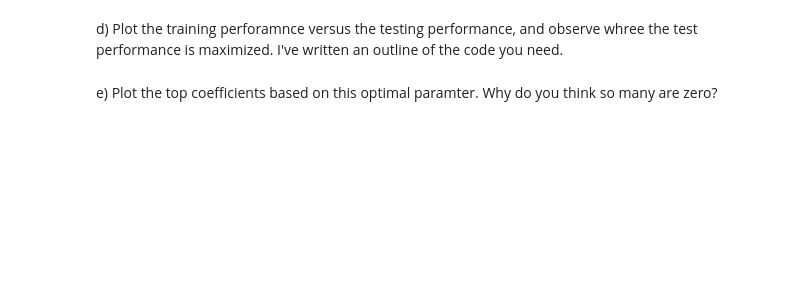
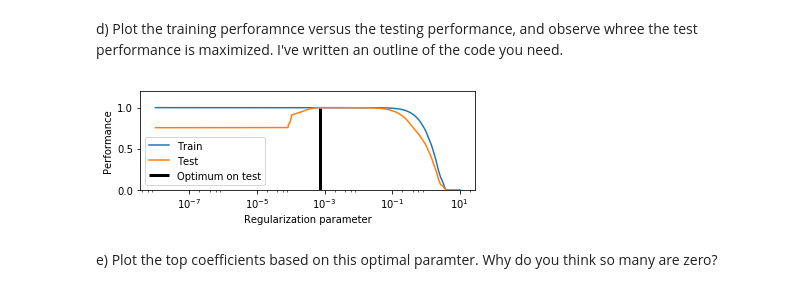
Before and after one commit to Columbia-Intro-Data-Science/python-introduction-zyyJustin, a Jupyter notebook: HW2/Homework 2 - Regularization with Lasso .ipynb, the cells around one changed output. Drawn from its saved outputs; the diff is of its cells as text; code cells hidden in the pictures; blank space fills up the shorter version.

```diff
--- a/HW2/Homework 2 - Regularization with Lasso .ipynb
+++ b/HW2/Homework 2 - Regularization with Lasso .ipynb
@@ -38,28 +97,33 @@ maximized. I've written an outline of the code you need.
 # %%
 import matplotlib.pyplot as plt
 import numpy as np
 %matplotlib inline
 
 plt.subplot(2, 1, 1)
 
 # Fill these in
-alphas = []
-train_errors=[]
-test_errors=[]
-alpha_optim=0
+alphas = np.logspace(-8,1,1000)
+train_errors = []
+test_errors = []
+for alpha in alphas:
+    regr = Lasso(alpha = alpha)
 
-
+    # Train the model using the training sets
+    regr.fit(X_train, y_train)
+    train_errors.append(regr.score(X_train,y_train))
+    test_errors.append(regr.score(X_test,y_test))
 
 plt.semilogx(alphas, train_errors, label='Train')
 plt.semilogx(alphas, test_errors, label='Test')
 plt.vlines(alpha_optim, plt.ylim()[0], np.max(test_errors), color='k',
            linewidth=3, label='Optimum on test')
 plt.legend(loc='lower left')
 plt.ylim([0, 1.2])
 plt.xlabel('Regularization parameter')
 plt.ylabel('Performance')
 
-
 plt.show()
+# %% [output]
+[figure, added]
 # %% [markdown]
 e) Plot the top coefficients based on this optimal paramter. Why do you think so many are zero?
```
Also changed, not shown: parts of 7 cells of this notebook.
